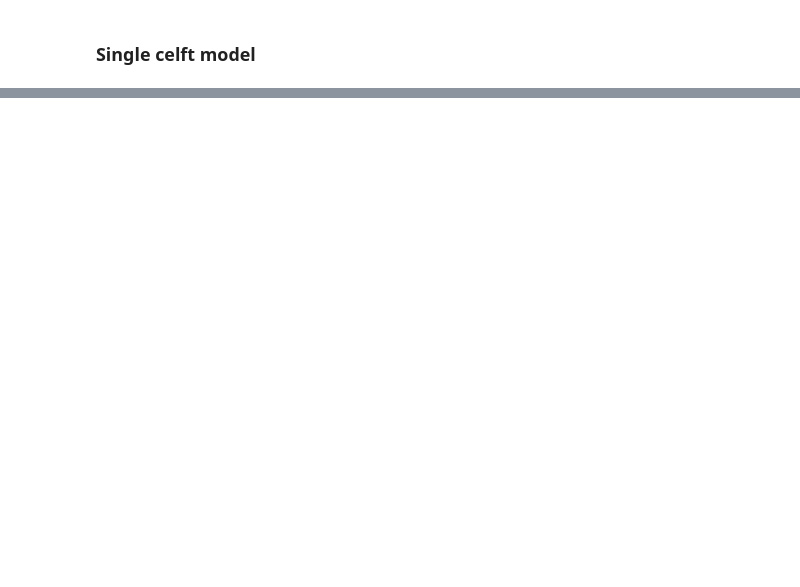
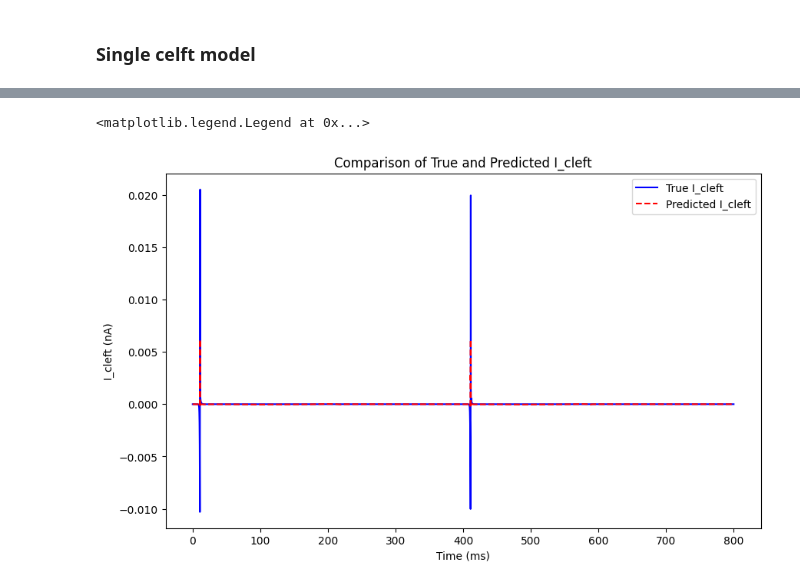
Before and after one commit to Richard71111/ID_hetg_NN, a Jupyter notebook: test.ipynb, the cells around one changed output, grey strips where cells are left out. Drawn from its saved outputs; the diff is of its cells as text; code cells hidden in the pictures; blank space fills up the shorter version.

```diff
--- a/test.ipynb
+++ b/test.ipynb
@@ -590,0 +671,11 @@ plt.show()
+# %%
+plt.figure(figsize=(10,6))
+plt.plot(T, I_cleft_true.cpu().numpy(), label='True I_cleft', color='blue')
+plt.plot(T, I_cleft_pred.cpu().numpy(), label='Predicted I_cleft', color='red', linestyle='--')
+plt.xlabel('Time (ms)')
+plt.ylabel('I_cleft (nA)')
+plt.title('Comparison of True and Predicted I_cleft')
+plt.legend()
+# %% [output]
+<matplotlib.legend.Legend at 0x...>
+[figure, added]
```
Also changed, not shown: parts of 6 cells of this notebook, 6 other files.
